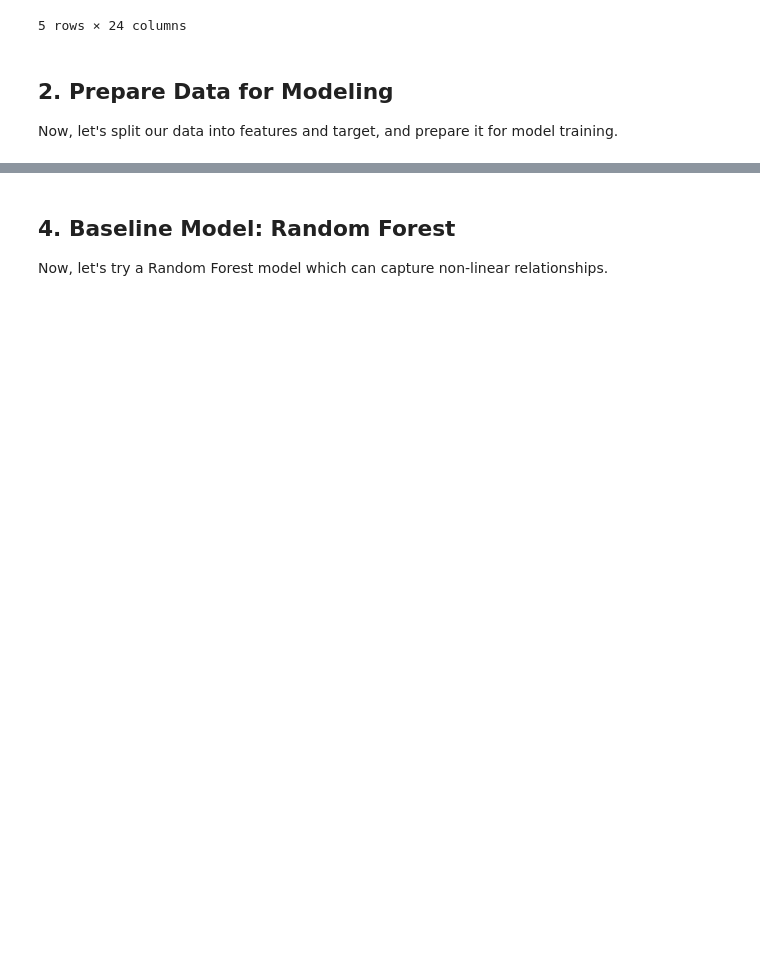
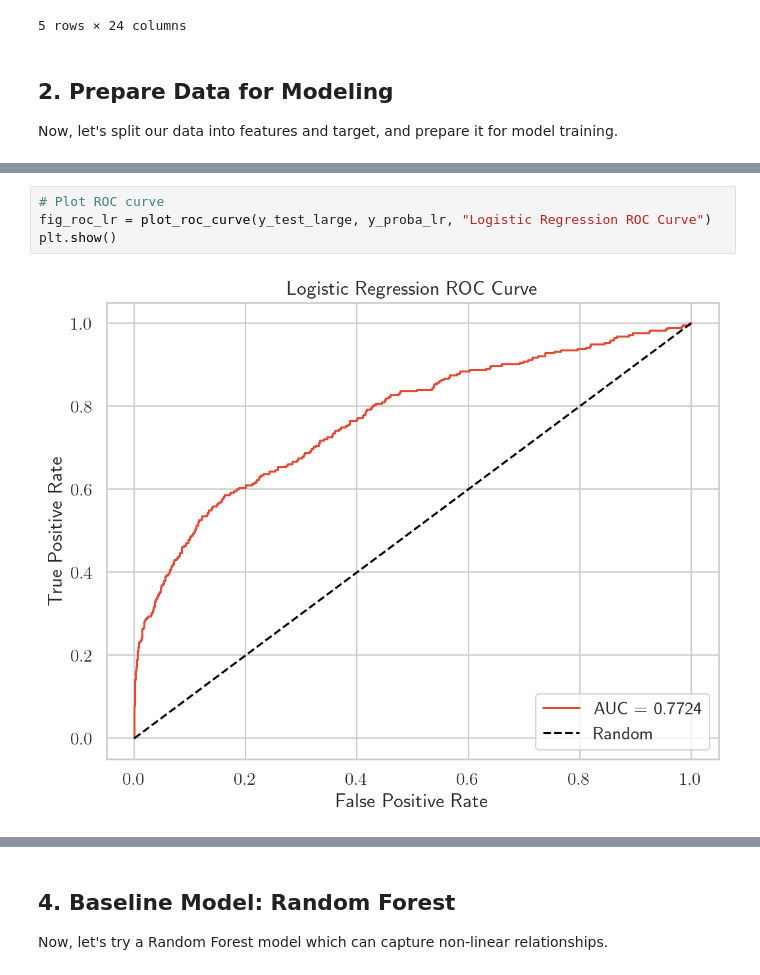
Before and after one commit to zahemen9900/ecomm-fraud-detection, a Jupyter notebook: notebooks/02_baseline_model_development.ipynb, the cells around one changed output, grey strips where cells are left out. Drawn from its saved outputs; the diff is of its cells as text; blank space fills up the shorter version.

```diff
--- a/notebooks/02_baseline_model_development.ipynb
+++ b/notebooks/02_baseline_model_development.ipynb
@@ -237,0 +391,6 @@ ValueError: Model doesn't have feature_importances_ or interpretable coefficient
+# %%
+# Plot ROC curve
+fig_roc_lr = plot_roc_curve(y_test_large, y_proba_lr, "Logistic Regression ROC Curve")
+plt.show()
+# %% [output]
+[figure, added]
```
Also changed, not shown: parts of 39 cells of this notebook, 13 other files.
